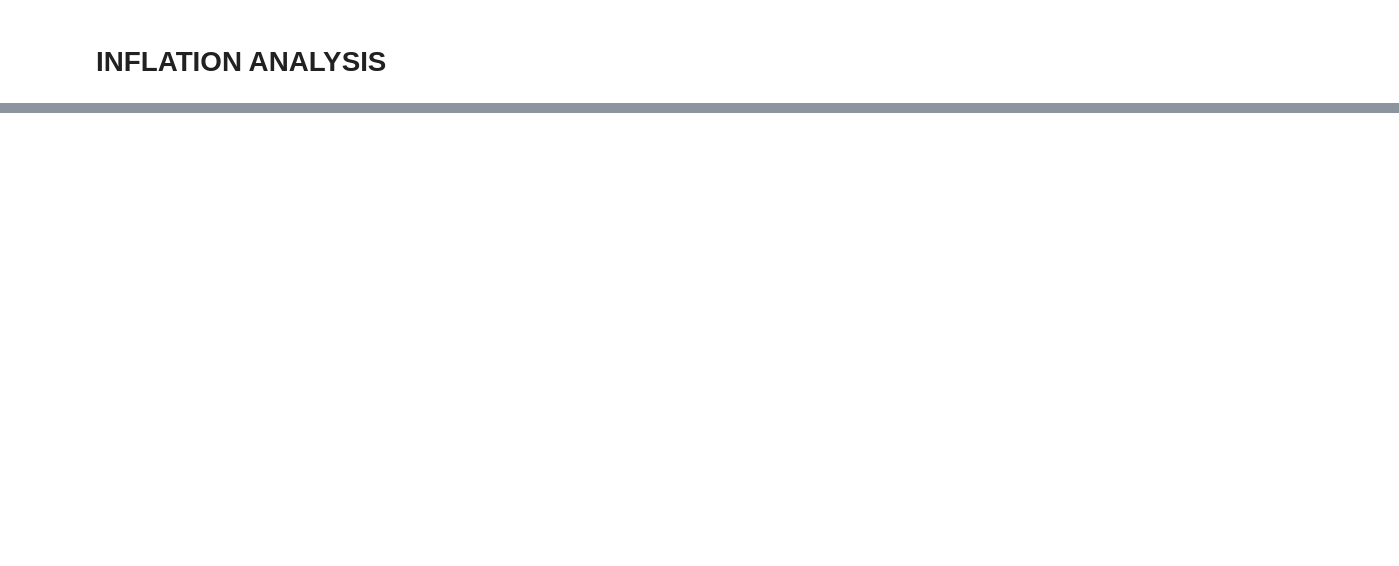
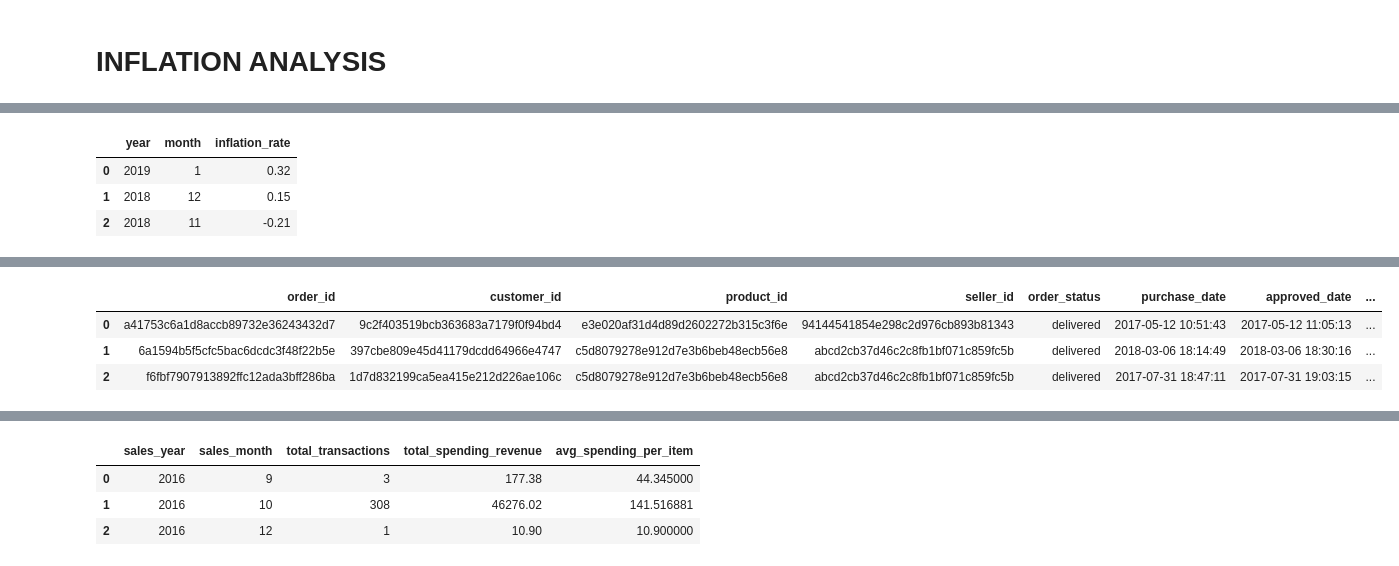
Before and after one commit to keripikkaneboo/bigdata, a Jupyter notebook: bigdata_final_project/elt_pipeline/Tubes_ELT_(Enrico,_Kevin).ipynb, the cells around one changed output, grey strips where cells are left out. Drawn from its saved outputs; the diff is of its cells as text; code cells hidden in the pictures; blank space fills up the shorter version.

Commit message:
git push origin main

```diff
--- a/bigdata_final_project/elt_pipeline/Tubes_ELT_(Enrico,_Kevin).ipynb
+++ b/bigdata_final_project/elt_pipeline/Tubes_ELT_(Enrico,_Kevin).ipynb
@@ -466,0 +449,67 @@ if __name__ == "__main__":
+# %%
+from IPython.display import display
+
+
+connection_str = f"mysql+mysqlconnector://{DB_USER}:{DB_PASSWORD}@{DB_HOST}:{DB_PORT}/{DB_NAME}"
+engine = create_engine(connection_str)
+
+target_tables = [
+    'dim_customers',
+    'dim_products',
+    'dim_brazil_inflation',
+    'fact_sales',
+    'fact_monthly_purchasing_power',
+    'mart_inflation_analysis'
+]
+
+# --- 3. FUNGSI ANALISIS ---
+def inspect_table_quality(table_name, engine):
+    print(f"\n{'='*60}")
+    print(f"📂 TABEL: {table_name.upper()}")
+    print(f"{'='*60}")
+
+    try:
+        # Load data ke DataFrame
+        query = f"SELECT * FROM {table_name}"
+        df = pd.read_sql(query, engine)
+
+        # 1. Dimensi (Baris & Kolom)
+        rows, cols = df.shape
+
+        # 2. Cek Duplikat Baris (Exact Match)
+        duplicates = df.duplicated().sum()
+
+        # 3. Cek Missing Values (NULL)
+        null_counts = df.isnull().sum()
+        total_nulls = null_counts.sum()
+
+        # --- PRINT LAPORAN ---
+        print(f"📊 STATISTIK UTAMA:")
+        print(f"   • Total Baris    : {rows:,}")
+        print(f"   • Total Kolom    : {cols}")
+        print(f"   • Data Duplikat  : {duplicates} baris")
+
+        print(f"\n🔍 ANALISIS NULL (MISSING VALUES):")
+        if total_nulls == 0:
+            print("   ✅ CLEAN! Tidak ada data kosong (NULL) di tabel ini.")
+        else:
+            print("   ⚠️ Ditemukan kolom dengan NULL:")
+            # Tampilkan hanya kolom yang punya NULL
+            print(null_counts[null_counts > 0].to_string())
+
+        print(f"\n👀 PREVIEW DATA (3 Baris Teratas):")
+        display(df.head(3))
+
+        print(f"\n📋 TIPE DATA KOLOM:")
+        print(df.dtypes)
+
+    except Exception as e:
+        print(f"❌ GAGAL MEMBACA TABEL: {e}")
+
+# --- 4. EKSEKUSI LOOPING ---
+if __name__ == "__main__":
+    print("MENGAMBIL DATA DARI WAREHOUSE... MOHON TUNGGU.")
+    for table in target_tables:
+        inspect_table_quality(table, engine)
+        print("\n" + "-"*60 + "\n") # Pemisah antar tabel
+# %% [output]
@@ -466,0 +572,4 @@ if __name__ == "__main__":
+|  | year | month | inflation_rate |
+| 0 | 2019 | 1 | 0.32 |
+| 1 | 2018 | 12 | 0.15 |
+| 2 | 2018 | 11 | -0.21 |
@@ -466,0 +593,4 @@ if __name__ == "__main__":
+|  | order_id | customer_id | product_id | seller_id | order_status | purchase_date | approved_date | ... |
+| 0 | a41753c6a1d8accb89732e36243432d7 | 9c2f403519bcb363683a7179f0f94bd4 | e3e020af31d4d89d2602272b315c3f6e | 94144541854e298c2d976cb893b81343 | delivered | 2017-05-12 10:51:43 | 2017-05-12 11:05:13 | ... |
+| 1 | 6a1594b5f5cfc5bac6dcdc3f48f22b5e | 397cbe809e45d41179dcdd64966e4747 | c5d8079278e912d7e3b6beb48ecb56e8 | abcd2cb37d46c2c8fb1bf071c859fc5b | delivered | 2018-03-06 18:14:49 | 2018-03-06 18:30:16 | ... |
+| 2 | f6fbf7907913892ffc12ada3bff286ba | 1d7d832199ca5ea415e212d226ae106c | c5d8079278e912d7e3b6beb48ecb56e8 | abcd2cb37d46c2c8fb1bf071c859fc5b | delivered | 2017-07-31 18:47:11 | 2017-07-31 19:03:15 | ... |
@@ -466,0 +614,4 @@ if __name__ == "__main__":
+|  | sales_year | sales_month | total_transactions | total_spending_revenue | avg_spending_per_item |
+| 0 | 2016 | 9 | 3 | 177.38 | 44.345000 |
+| 1 | 2016 | 10 | 308 | 46276.02 | 141.516881 |
+| 2 | 2016 | 12 | 1 | 10.90 | 10.900000 |
```
Also changed, not shown: parts of 12 cells of this notebook, 6 other files.
